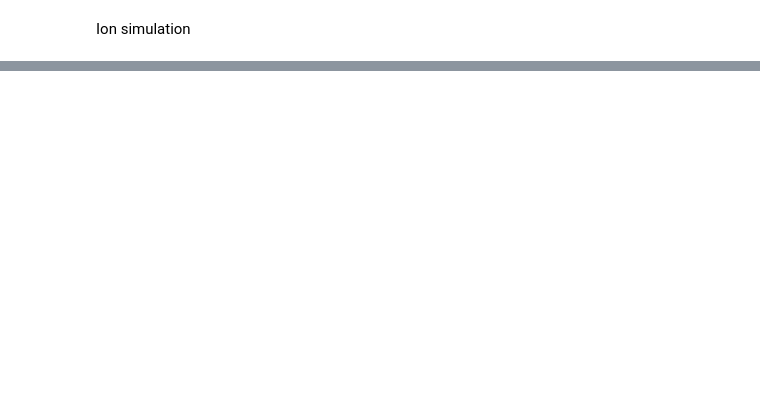
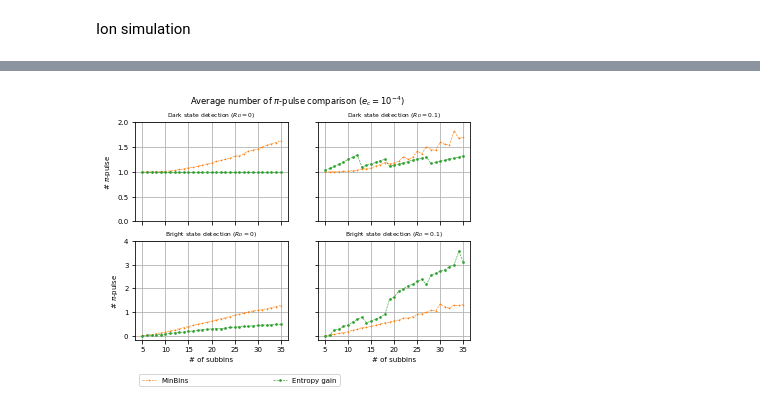
Before and after one commit to marti-m/ion-detect-mcmc, a Jupyter notebook: ion-detection-sim.ipynb, the cells around one changed output, grey strips where cells are left out. Saved outputs shown, nothing was run; the diff lists cells and outputs as text; code cells hidden in the pictures; blank space fills up the shorter version.

```diff
--- a/ion-detection-sim.ipynb
+++ b/ion-detection-sim.ipynb
@@ -77,0 +208,44 @@ run_environment(10, 1)
+# %%
+fig, axs = plt.subplots(2, 2, sharex='all', sharey='row')
+plt.rc('font', size=7)
+plt.rc('axes', titlesize=6)
+linewidth = 0.6
+size = 2
+fig.suptitle('Average number of $\pi$-pulse comparison ($e_c = 10^{-4}$)')
+# plot top left (dark detection R_D = 0)
+axs[0, 0].set_title('Dark state detection ($R_D = 0$)')
+axs[0, 0].plot(idx, n_pi_pulse_avg_dark_R_D_0[:, 0], color='tab:orange', label='MinBins', linewidth = linewidth, linestyle='--', marker = '+', markersize=size, mew=linewidth)
+axs[0, 0].plot(idx, n_pi_pulse_avg_dark_R_D_0[:, 2], color='tab:green', label='Entropy gain',linewidth = linewidth, linestyle='--', marker = 'o', markersize=size, mew=linewidth)
+axs[0, 0].set_ylabel('# $\pi$-pulse')
+axs[0, 0].set_xticks(np.arange(5, 36, 5))
+axs[0, 0].grid('all')
+
+
+
+# plot top right (dark detection R_D = 0.1)
+axs[0, 1].set_title('Dark state detection ($R_D = 0.1$)')
+axs[0, 1].plot(idx, n_pi_pulse_avg_dark_R_D_0_1[:, 0], color='tab:orange', label='MinBins', linewidth = linewidth, linestyle='--', marker = '+', markersize=size, mew=linewidth)
+axs[0, 1].plot(idx, n_pi_pulse_avg_dark_R_D_0_1[:, 2], color='tab:green', label='Entropy gain', linewidth = linewidth, linestyle='--', marker = 'o', markersize=size, mew=linewidth)
+axs[0, 1].set_yticks(np.arange(0, 2.5, 0.5))
+axs[0, 1].grid('all')
+
+# plot bottom left (dark detection R_D = 0.1)
+axs[1, 0].set_title('Bright state detection ($R_D = 0$)')
+axs[1, 0].plot(idx, n_pi_pulse_avg_bright_R_D_0[:, 0], color='tab:orange', label='MinBins',linewidth = linewidth, linestyle='--', marker = '+', markersize=size, mew=linewidth)
+axs[1, 0].plot(idx, n_pi_pulse_avg_bright_R_D_0[:, 2], color='tab:green', label='Entropy gain', linewidth = linewidth, linestyle='--', marker = 'o', markersize=size, mew=linewidth)
+axs[1, 0].set_xlabel('# of subbins')
+axs[1, 0].set_ylabel('# $\pi$-pulse')
+axs[1, 0].grid('all')
+axs[1, 0].legend(loc='lower left', ncol=3, columnspacing=12, bbox_to_anchor=(0.0, -0.5))
+
+# plot bottom right(dark detection R_D = 0.1)
+axs[1, 1].set_title('Bright state detection ($R_D = 0.1$)')
+axs[1, 1].plot(idx, n_pi_pulse_avg_bright_R_D_0_1[:, 0], color='tab:orange', label='MinBins',linewidth = linewidth, linestyle='--', marker = '+', markersize=size, mew=linewidth)
+axs[1, 1].plot(idx, n_pi_pulse_avg_bright_R_D_0_1[:, 2], color='tab:green', label='Entropy gain', linewidth = linewidth, linestyle='--', marker = 'o', markersize=size, mew=linewidth)
+axs[1, 1].set_xlabel('# of subbins')
+axs[1, 1].set_yticks(np.arange(0, 5, 1))
+axs[1, 1].grid('all')
+
+fig.savefig("avg_n_Pi.pdf", bbox_inches='tight')
+# %% [output]
+[figure, added]
```
Also changed, not shown: parts of 13 cells of this notebook, 4 other files.
